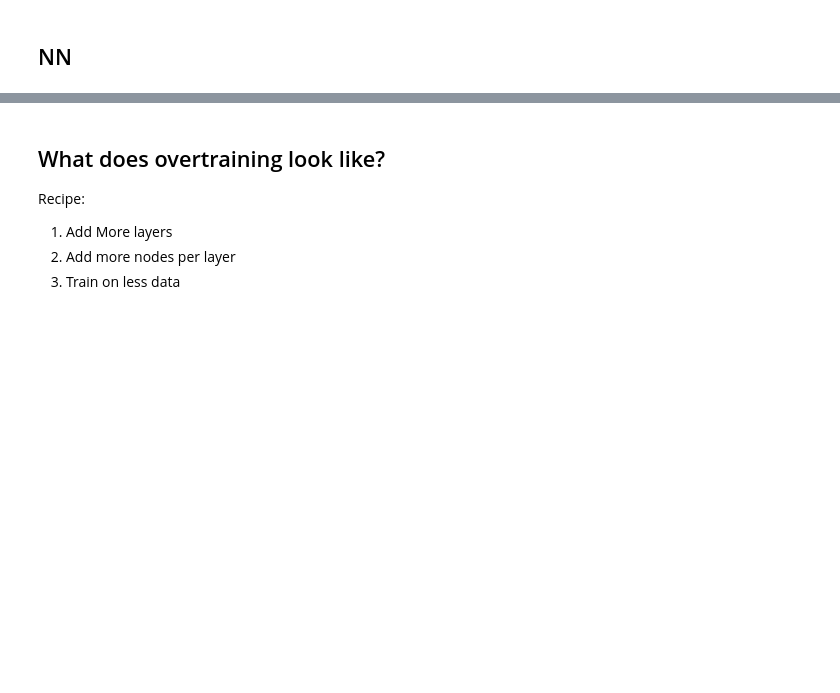
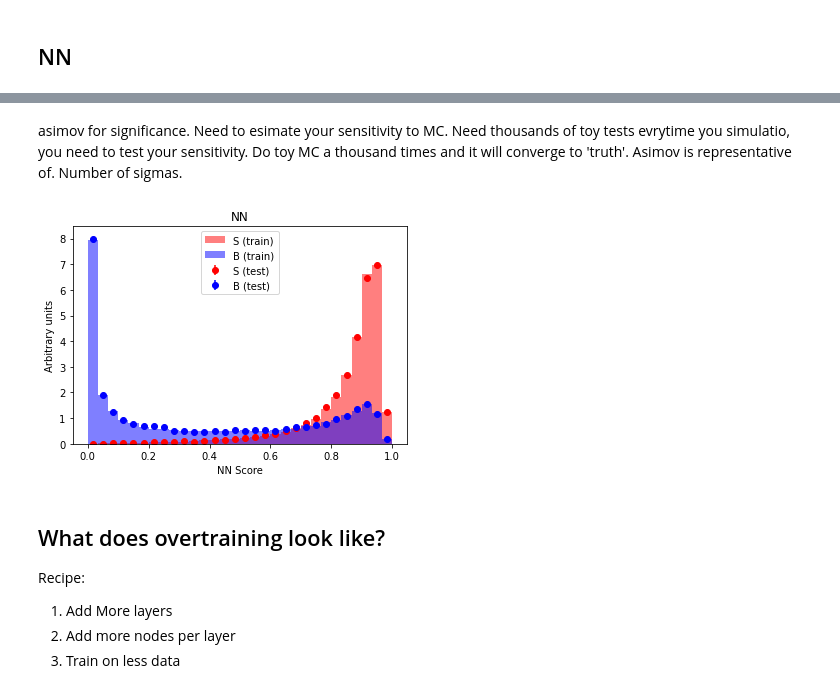
Before and after one commit to usatlas-ml-training/Intro-BDT-NN, a Jupyter notebook: HEPML_HandsOn_NN.ipynb, the cells around one changed output, grey strips where cells are left out. Saved outputs shown, nothing was run; the diff lists cells and outputs as text; code cells hidden in the pictures; blank space fills up the shorter version.

```diff
--- a/HEPML_HandsOn_NN.ipynb
+++ b/HEPML_HandsOn_NN.ipynb
@@ -315 +354,3 @@ Epoch 4/10
+# %% [markdown]
+asimov for significance. Need to esimate your sensitivity to MC. Need thousands of toy tests evrytime you simulatio, you need to test your sensitivity. Do toy MC a thousand times and it will converge to 'truth'. Asimov is representative of. Number of sigmas.
 # %%
@@ -326,9 +360,11 @@ vamsasimov = [amsasimov(sumsig,sumbkg) for (sumsig,sumbkg) in zip(int_pred_test_
 Z = max(vamsasimov)
 print("Z:",Z)
 # %%
-compare_train_test(y_pred_train, y_small, y_pred_test, y_test,
+compare_train_test(y_pred_train, y_train, y_pred_test, y_test,
                    xlabel="NN Score", title="NN",
-                   weights_train=weights_small.values, weights_test=weights_test.values)
+                   weights_train=weights_train.values, weights_test=weights_test.values)
+# %% [output]
+[figure, added]
 # %% [markdown]
 ## What does overtraining look like?
 
```
Also changed, not shown: parts of 11 cells of this notebook.
